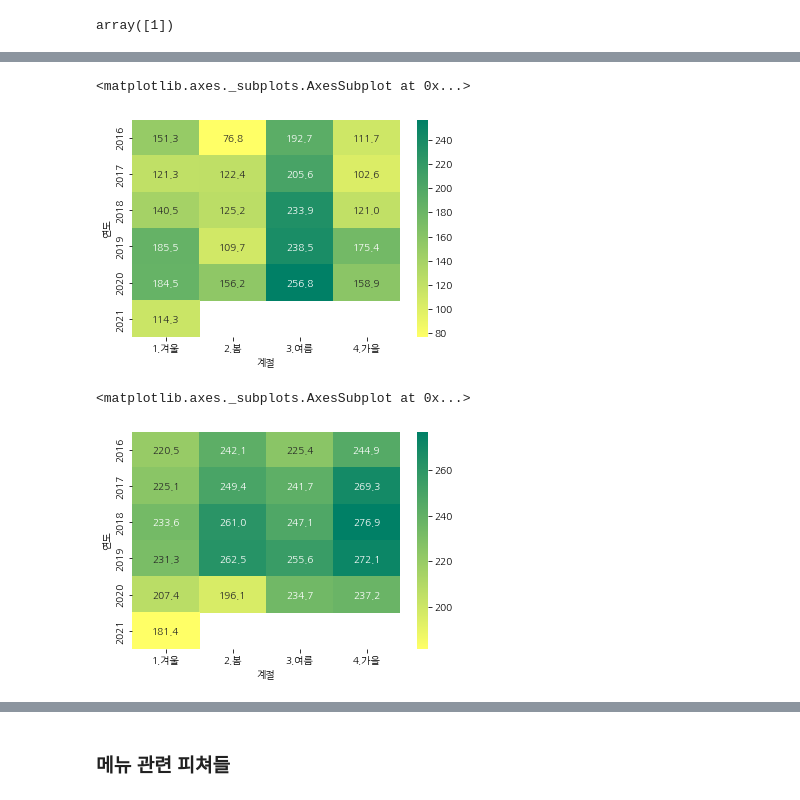
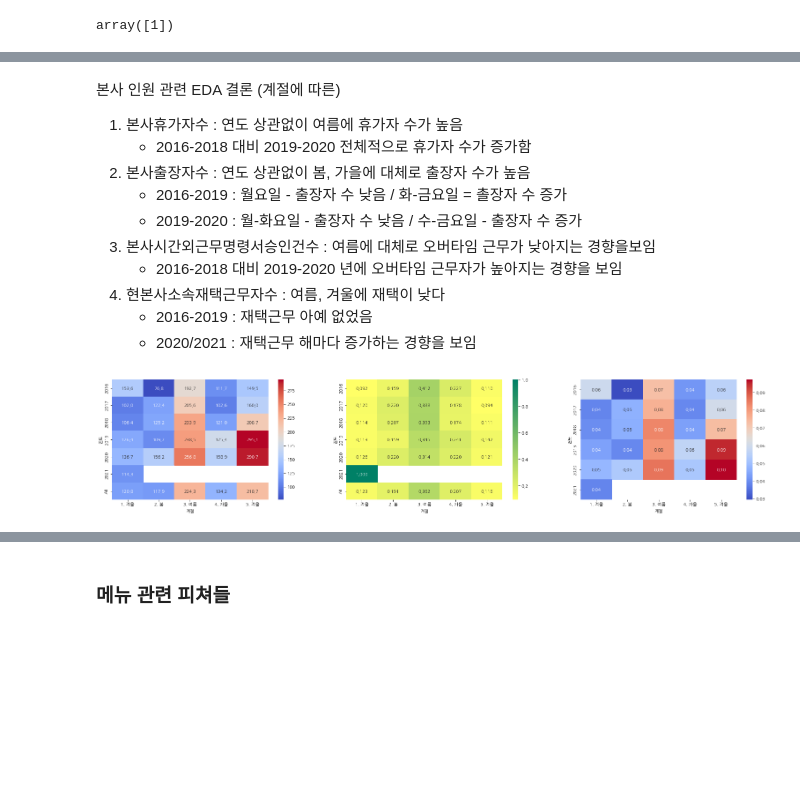
Before and after one commit to codelspak/Codelion_weekly_projects, a Jupyter notebook: WK28_W9_Mini_project__Kaggle_DL_Regression_구내식당_식수_인원_예측.ipynb, the cells around one changed output, grey strips where cells are left out. Cells and saved outputs as stored; diff of their text form; code cells hidden in the pictures; blank space fills up the shorter version.

```diff
--- a/WK28_W9_Mini_project__Kaggle_DL_Regression_구내식당_식수_인원_예측.ipynb
+++ b/WK28_W9_Mini_project__Kaggle_DL_Regression_구내식당_식수_인원_예측.ipynb
@@ -285,6 +315,6 @@ pd.crosstab(index = train.연도, columns = train.월, values = train.석식계,
 # %%
 # 날짜 관련 파생변수 생성2 : 계절 - 얘는 샘플 수 보다는, 근무 인원 대비 중식계/석식계 숫자 분포에 영향을 미치는 피처가 될 듯
-dict_season = {'01':'겨울', '02':'겨울', '03':'봄', '04':'봄', '05':'봄', '06':'여름', '07':'여름', '08':'여름', '09':'가을', '10':'가을', '11':'가을', '12':'겨울', }
+dict_season = {'01':'1. 겨울', '02':'1. 겨울', '03':'2. 봄', '04':'2. 봄', '05':'2. 봄', '06':'3. 여름', '07':'3. 여름', '08':'3. 여름', '09':'4. 가을', '10':'4. 가을', '11':'4. 가을', '12':'5. 겨울', }
 train['계절'] = train.월.map(lambda x : dict_season[x])
-train.iloc[:3, -4:]
+train.iloc[:3, :-4]
 # %% [output]
@@ -372,15 +440,52 @@ sns.heatmap(no_wfh, cmap = 'coolwarm', annot = True, fmt = ',.1f')
+# %% [markdown]
+본사 인원 관련 EDA 결론 (계절에 따른)
+
+1. 본사휴가자수 : 연도 상관없이 여름에 휴가자 수가 높음
+    - 2016-2018 대비 2019-2020 전체적으로 휴가자 수가 증가함
+2. 본사출장자수 : 연도 상관없이 봄, 가을에 대체로 출장자 수가 높음
+    - 2016-2019 : 월요일 - 출장자 수 낮음 / 화-금요일 = 촐장자 수 증가
+    - 2019-2020 : 월-화요일 - 출장자 수 낮음 / 수-금요일 - 출장자 수 증가
+3. 본사시간외근무명령서승인건수 : 여름에 대체로 오버타임 근무가 낮아지는 경향을보임
+    - 2016-2018 대비 2019-2020 년에 오버타임 근무자가 높아지는 경향을 보임
+4. 현본사소속재택근무자수 : 여름, 겨울에 재택이 낮다
+    - 2016-2019 : 재택근무 아예 없었음
+    - 2020/2021 : 재택근무 해마다 증가하는 경향을 보임
+# %%
+def heatmap_by_season_value_and_ratio(df,index_col_name, columns_col_name, values_col_name):
+    # 과학적 표기법 제거
+    pd.options.display.float_format = '{:.2f}'.format
+    # 연도*월 별 본사정원수 total
+    df_staff_by_year = df.groupby([columns_col_name, index_col_name])['본사정원수'].sum().unstack().fillna(0)
+
+    # temp_sum : ratio, temp_mean : value
+    ratio_table = pd.crosstab(index = df[index_col_name], columns = df[columns_col_name], values = df[values_col_name],
+                              aggfunc = 'sum', margins = True ).round(1).sort_index(ascending = True).T
+    no_table = pd.crosstab(index = df[index_col_name], columns = df[columns_col_name], values = df[values_col_name],
+                           aggfunc = 'mean', margins = True ).round(1).sort_index(ascending = True).T
+    ratio_by_staff = ratio_table.copy()
+
+    # 연도 * 계절 별 value
+    plt.subplots(1,3, figsize = (27,5))
+    plt.subplot(1,3,1)
+    sns.heatmap(no_table.iloc[:, :-1], cmap = 'coolwarm', annot = True, fmt = ',.1f')
+    # 연도 별 전체 value값 대비, 계절 별 비율
+    for index in ratio_table.index.tolist():
+        ratio_table.loc[index] = ratio_table.loc[index]/float(ratio_table.loc[index, 'All'])
+
+    plt.subplot(1,3,2)
+    sns.heatmap(ratio_table.iloc[:, :-1], cmap = 'summer_r', annot = True, fmt = ',.3f')
+    # 연도 * 시즌 별 전체 인원 대비, value값의 비율
+    ratio_by_staff = ratio_by_staff.iloc[:-1, :-1]
+    for year in ratio_by_staff.index.tolist():
+        for season in ratio_by_staff.columns.tolist():
+            no_staff = int(df_staff_by_year.loc[year, season])
+            ratio_by_staff.loc[year, season] = ratio_by_staff.loc[year, season]/no_staff
+    ratio_table = ratio_table*100
+    plt.subplot(1,3,3)
+    sns.heatmap(ratio_by_staff, cmap = 'coolwarm', annot = True, fmt = ',.2f')
 # %%
 # 계절에 따른 변화도 있을까
-no_off = pd.crosstab(index = train.계절, columns = train.연도, values = train.본사휴가자수,
-                     aggfunc = 'mean', ).round(1).rename(index = {'봄':'2.봄', '여름':'3.여름', '가을':'4.가을', '겨울':'1.겨울'}).sort_index(ascending = True).T
-sns.heatmap(no_off, cmap = 'summer_r', annot = True, fmt = ',.1f')
+# index_order =  {'봄':'2.봄', '여름':'3.여름', '가을':'4.가을', '겨울':'1.겨울'}
+heatmap_by_season_value_and_ratio(train,'계절', '연도', '본사휴가자수')
 # %% [output]
-<matplotlib.axes._subplots.AxesSubplot at 0x...>
-[figure, old version]
+[figure, new version]
-# %%
-no_trip = pd.crosstab(index = train.계절, columns = train.연도, values = train.본사출장자수,
-                     aggfunc = 'mean', ).round(1).rename(index = {'봄':'2.봄', '여름':'3.여름', '가을':'4.가을', '겨울':'1.겨울'}).sort_index(ascending = True).T
-sns.heatmap(no_trip, cmap = 'summer_r', annot = True, fmt = ',.1f')
-# %% [output]
-<matplotlib.axes._subplots.AxesSubplot at 0x...>
-[figure, removed]
```
Also changed, not shown: parts of 143 cells of this notebook.
